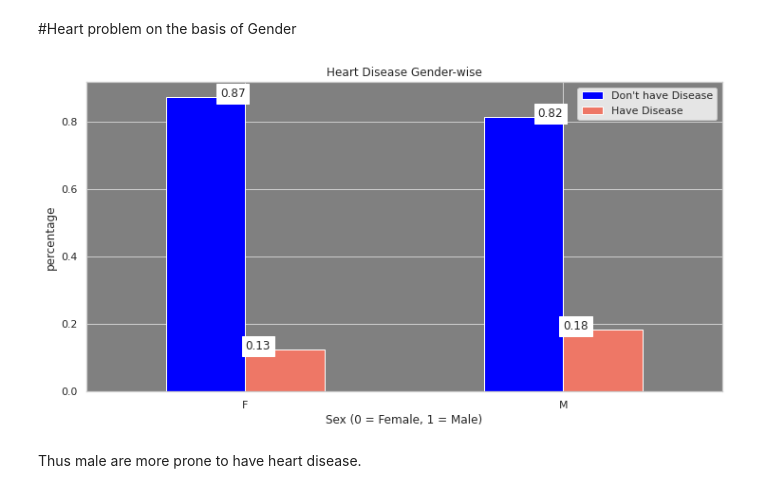
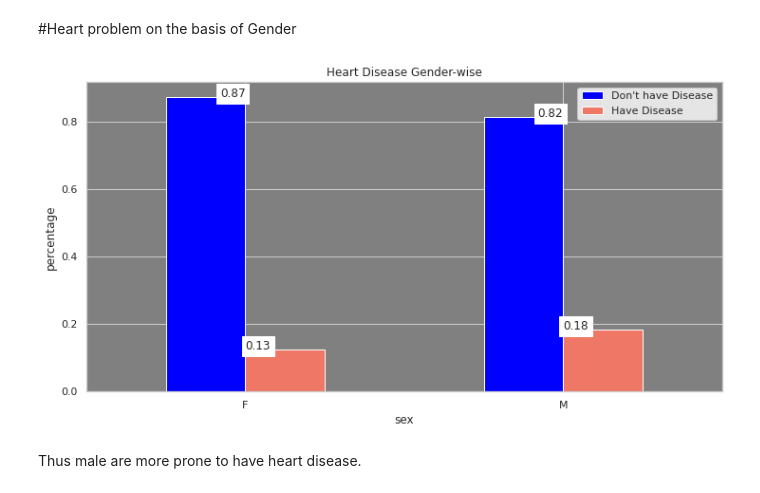
Before and after one commit to guptaprateek98/Capstone_CV_Risk_Prediction, a Jupyter notebook: Capstone_CV_Risk_Prediction.ipynb, the cells around one changed output. Saved outputs shown, nothing was run; the diff lists cells and outputs as text; code cells hidden in the pictures.

```diff
--- a/Capstone_CV_Risk_Prediction.ipynb
+++ b/Capstone_CV_Risk_Prediction.ipynb
@@ -343,27 +338,27 @@ for i,j in enumerate(numerical):
 # %%
 
 crs = pd.crosstab(dataf.sex,dataf.Heart_Disease, normalize='index')
 crs.plot(kind="bar",figsize=(12,6),color=['blue','#EE7766' ]).set_facecolor('grey')
 plt.title('Heart Disease Gender-wise')
-plt.xlabel('Sex (0 = Female, 1 = Male)')
+
 plt.xticks(rotation=0)
 plt.legend(["Don't have Disease", "Have Disease"])
 plt.ylabel('percentage')
 lis= []
 for i in range(crs.shape[0]):
   for j in range(crs.shape[1]):
     a = crs.iloc[j][i]
     lis.append(a)
 lis1 = lis[:2]
 lis2 = lis[2:]
 for index, value in enumerate(lis1):
   plt.text(index, value, round(value,2), ha = 'right',Bbox = dict(facecolor = 'white', alpha = 1))
 for index, value in enumerate(lis2):
   plt.text(index, value, round(value,2), ha = 'left',Bbox = dict(facecolor = 'white', alpha = 1))
 
 plt.show()
 # %% [output]
-[figure, old version]
+[figure, new version]
 # %% [markdown]
 Thus male are more prone to have heart disease.
 # %% [markdown]
```
Also changed, not shown: parts of 8 cells of this notebook.
